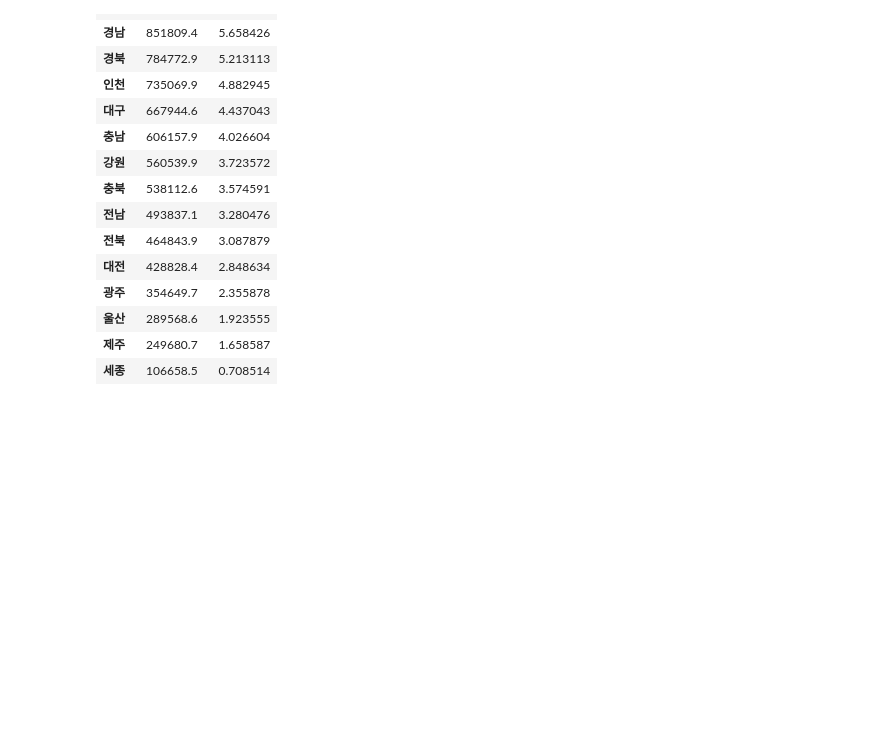
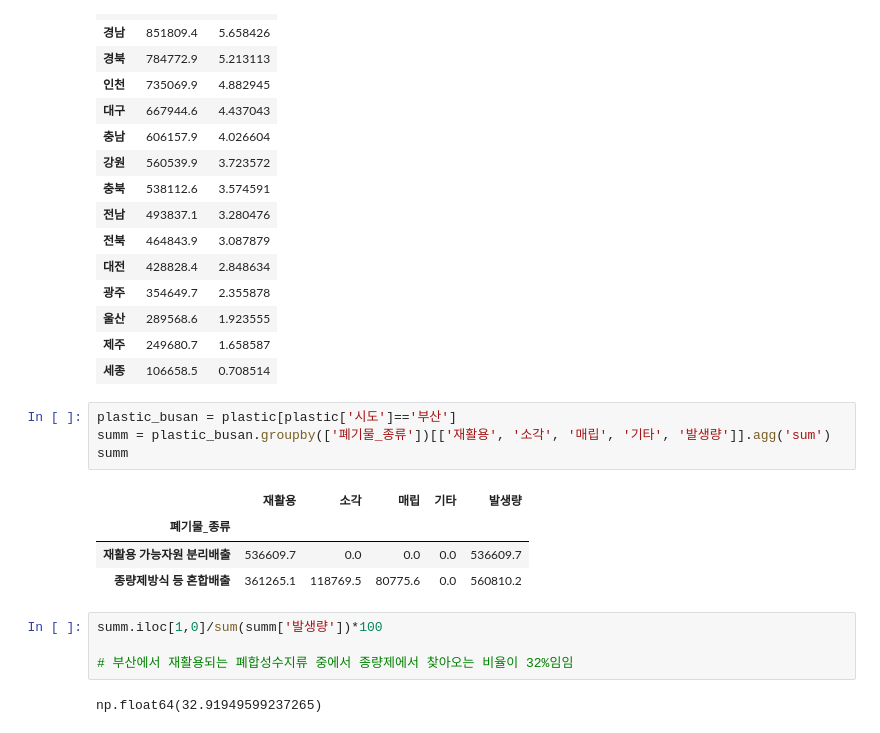
Before and after one commit to kimsang0220/Busan_Big_Data, a Jupyter notebook: NMJ/4차_EDA_쓰레기데이터.ipynb, the cells around one changed output. Saved outputs shown, nothing was run; the diff lists cells and outputs as text; blank space fills up the shorter version.

```diff
--- a/NMJ/4차_EDA_쓰레기데이터.ipynb
+++ b/NMJ/4차_EDA_쓰레기데이터.ipynb
@@ -517,3 +517,18 @@ plastic_region
 | 울산 | 289568.6 | 1.923555 |
 | 제주 | 249680.7 | 1.658587 |
 | 세종 | 106658.5 | 0.708514 |
+# %%
+plastic_busan = plastic[plastic['시도']=='부산']
+summ = plastic_busan.groupby(['폐기물_종류'])[['재활용', '소각', '매립', '기타', '발생량']].agg('sum')
+summ
+# %% [output]
+|  | 재활용 | 소각 | 매립 | 기타 | 발생량 |
+| 폐기물_종류 |  |  |  |  |  |
+| 재활용 가능자원 분리배출 | 536609.7 | 0.0 | 0.0 | 0.0 | 536609.7 |
+| 종량제방식 등 혼합배출 | 361265.1 | 118769.5 | 80775.6 | 0.0 | 560810.2 |
+# %%
+summ.iloc[1,0]/sum(summ['발생량'])*100
+
+# 부산에서 재활용되는 폐합성수지류 중에서 종량제에서 찾아오는 비율이 32%임임
+# %% [output]
+np.float64(32.91949599237265)
```
Also changed, not shown: 1 other file.
